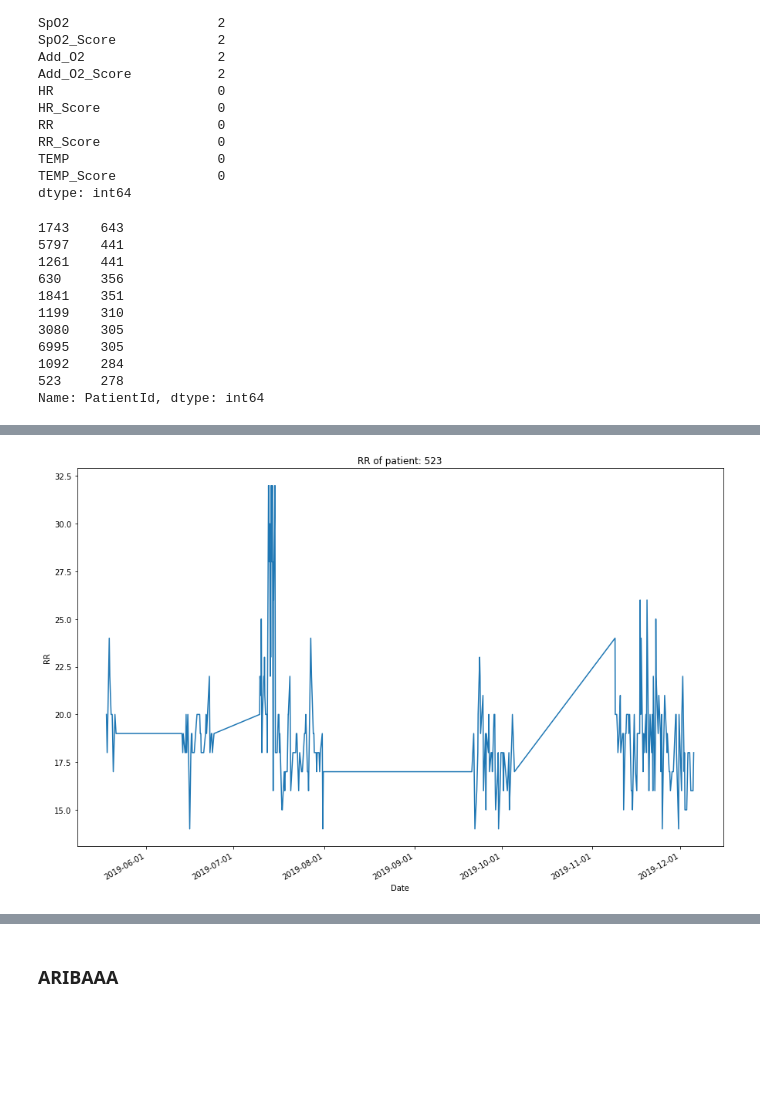
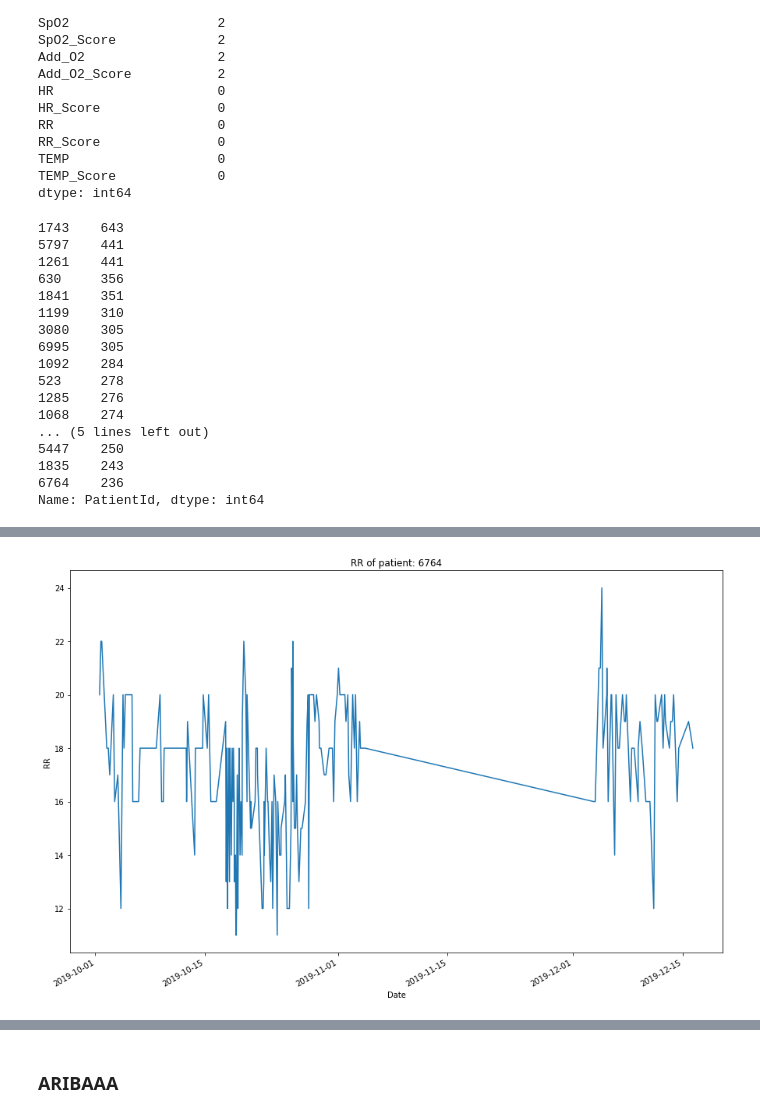
Before and after one commit to kustex/arinti_ews_usecase, a Jupyter notebook: arinti_EWS_notebook.ipynb, the cells around one changed output, grey strips where cells are left out. Cells and saved outputs as stored; diff of their text form; code cells hidden in the pictures; blank space fills up the shorter version.

```diff
--- a/arinti_EWS_notebook.ipynb
+++ b/arinti_EWS_notebook.ipynb
@@ -66,7 +69,7 @@ df['Time'] = pd.DatetimeIndex(df['ObservationDate']).time
 df = df.drop(['EwsProcedure', 'LOC','Add_O2'], axis=1)
 # %%
 patient_value_counts = df.PatientId.value_counts().sort_values(ascending=False)
-print(patient_value_counts.head(10))
+print(patient_value_counts.head(20))
 
 # how many percent of patients has only 1 observation? What is the correlation matrix for people with
 # more observations in the dataset?
@@ -91,6 +94,12 @@ def make_dataframe_returning_patients(df, measurements):
 6995    305
 1092    284
 523     278
+1285    276
+1068    274
+... (5 lines left out)
+5447    250
+1835    243
+6764    236
 Name: PatientId, dtype: int64
 # %%
 df = df[df['TEMP'].between(30, 45)]
@@ -117,7 +126,7 @@ import matplotlib.pyplot as plt
 import matplotlib.dates as mdates
 
 
-patientid = 523
+patientid = 6764
 hr = 'HR'
 temp = 'TEMP'
 rr = 'RR'
@@ -151,4 +160,4 @@ plot_data_id(df_normal_temp, patientid, rr)
-[figure, old version]
+[figure, new version]
 # %%
 from datetime import datetime
 from datetime import timedelta
```
Also changed, not shown: parts of 19 cells of this notebook.
